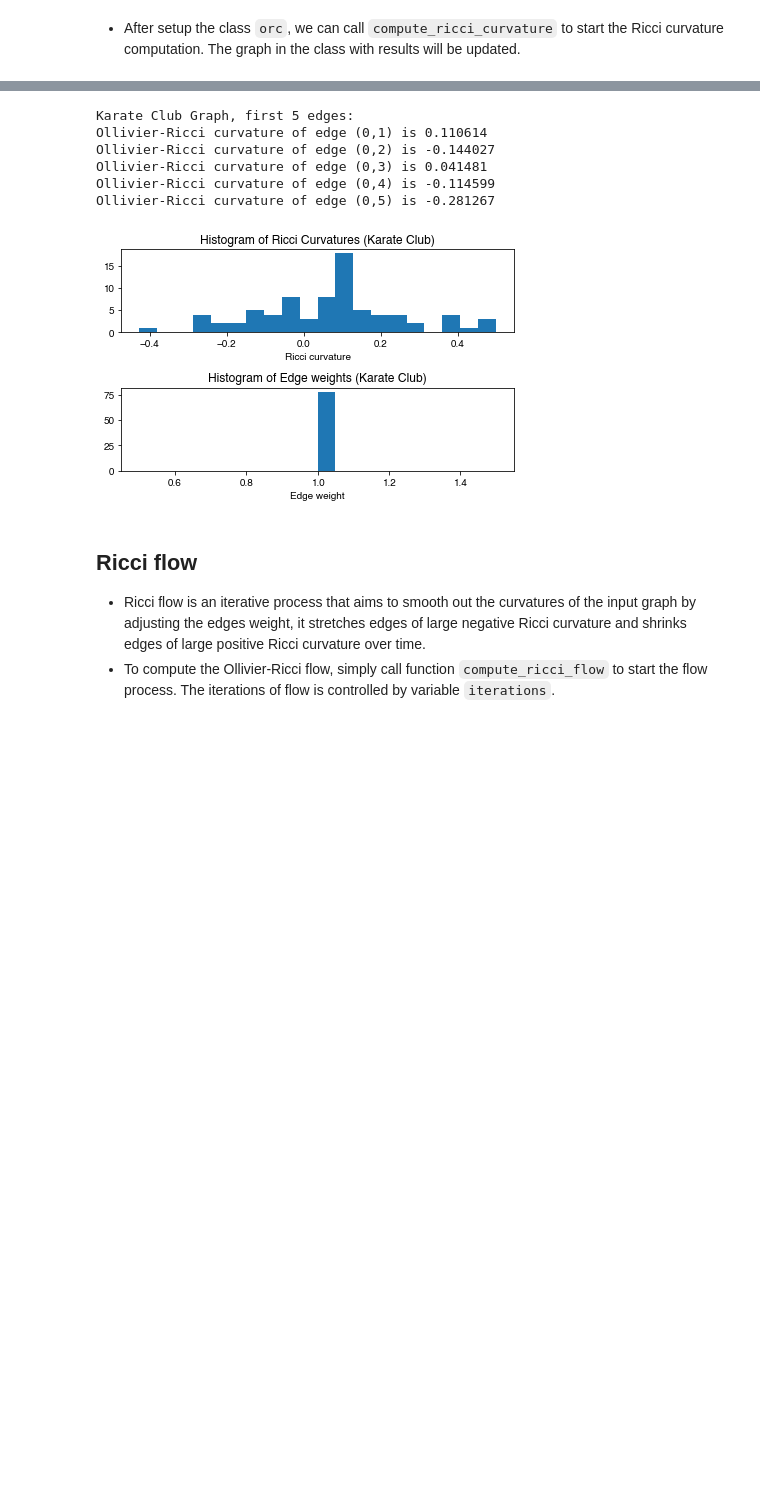
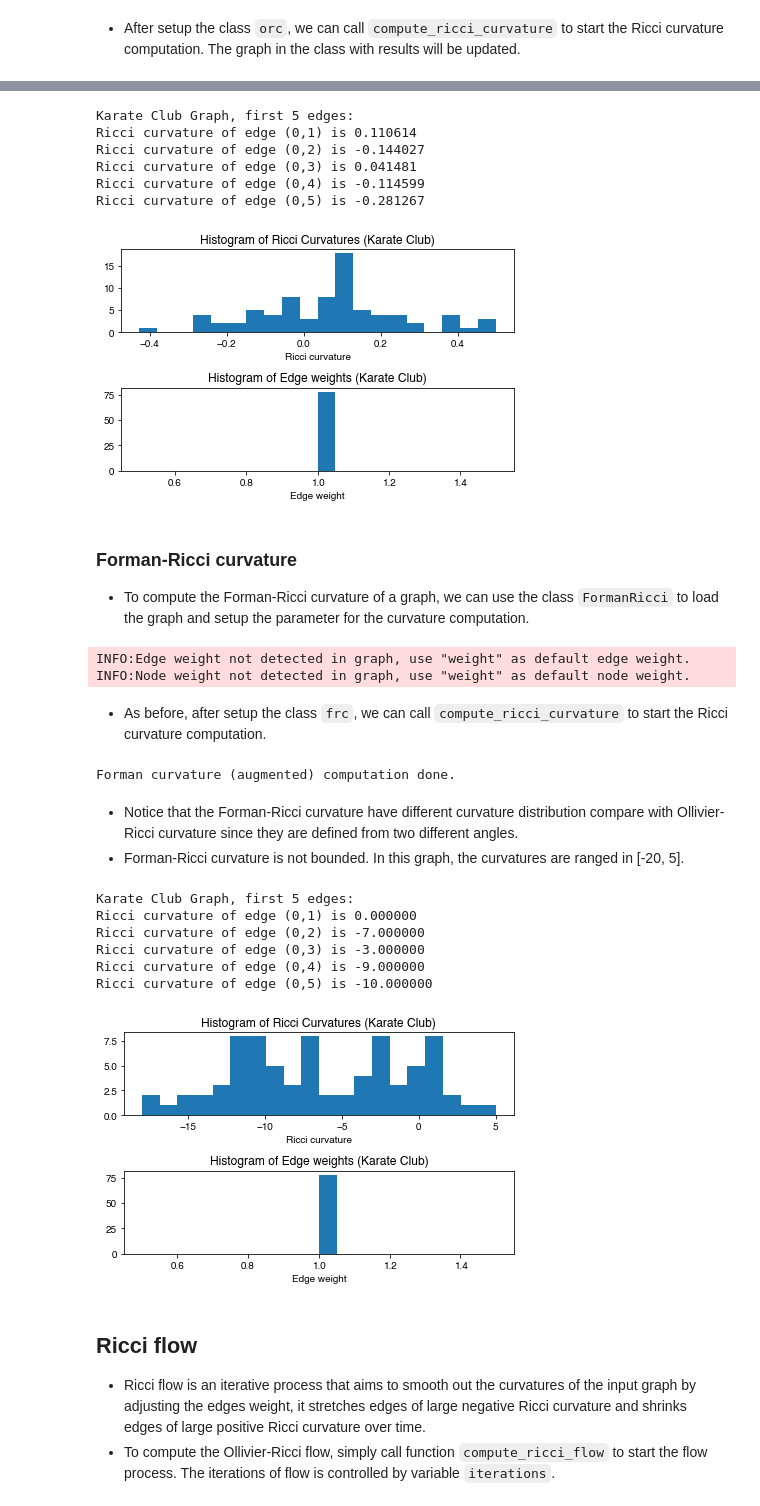
Before and after one commit to saibalmars/GraphRicciCurvature, a Jupyter notebook: notebooks/tutorial.ipynb, the cells around one changed output, grey strips where cells are left out. Cells and saved outputs as stored; diff of their text form; code cells hidden in the pictures; blank space fills up the shorter version.

Commit message:
Add forman in tutorial

```diff
--- a/notebooks/tutorial.ipynb
+++ b/notebooks/tutorial.ipynb
@@ -93,14 +96,15 @@ INFO:0.231934 secs for Ricci curvature computation.
 - The Ricci curvature distributions is shown to be different from graph to graph, and can be act as a graph fingerprint or graph kernel.
 # %%
-def show_results(G):
+def show_results(G, curvature="ricciCurvature"):
+
     # Print the first five results
     print("Karate Club Graph, first 5 edges: ")
     for n1,n2 in list(G.edges())[:5]:
-        print("Ollivier-Ricci curvature of edge (%s,%s) is %f" % (n1 ,n2, G[n1][n2]["ricciCurvature"]))
+        print("Ricci curvature of edge (%s,%s) is %f" % (n1 ,n2, G[n1][n2][curvature]))
 
     # Plot the histogram of Ricci curvatures
     plt.subplot(2, 1, 1)
-    ricci_curvtures = nx.get_edge_attributes(G, "ricciCurvature").values()
+    ricci_curvtures = nx.get_edge_attributes(G, curvature).values()
     plt.hist(ricci_curvtures,bins=20)
     plt.xlabel('Ricci curvature')
     plt.title("Histogram of Ricci Curvatures (Karate Club)")
@@ -117,12 +121,40 @@ def show_results(G):
 show_results(G_orc)
 # %% [output]
 Karate Club Graph, first 5 edges:
-Ollivier-Ricci curvature of edge (0,1) is 0.110614
-Ollivier-Ricci curvature of edge (0,2) is -0.144027
-Ollivier-Ricci curvature of edge (0,3) is 0.041481
-Ollivier-Ricci curvature of edge (0,4) is -0.114599
-Ollivier-Ricci curvature of edge (0,5) is -0.281267
+Ricci curvature of edge (0,1) is 0.110614
+Ricci curvature of edge (0,2) is -0.144027
+Ricci curvature of edge (0,3) is 0.041481
+Ricci curvature of edge (0,4) is -0.114599
+Ricci curvature of edge (0,5) is -0.281267
 [figure]
+# %% [markdown]
+### Forman-Ricci curvature
+- To compute the Forman-Ricci curvature of a graph, we can use the class `FormanRicci` to load the graph and setup the parameter for the curvature computation.
+# %%
+frc = FormanRicci(G, verbose="TRACE")
+# %% [output]
+INFO:Edge weight not detected in graph, use "weight" as default edge weight.
+INFO:Node weight not detected in graph, use "weight" as default node weight.
+# %% [markdown]
+- As before, after setup the class `frc`, we can call `compute_ricci_curvature` to start the Ricci curvature computation.
+# %%
+frc.compute_ricci_curvature()
+G_frc = frc.G.copy()  # save an intermediate result
+# %% [output]
+Forman curvature (augmented) computation done.
+# %% [markdown]
+- Notice that the Forman-Ricci curvature have different curvature distribution compare with Ollivier-Ricci curvature since they are defined from two different angles.
+- Forman-Ricci curvature is not bounded. In this graph, the curvatures are ranged in [-20, 5].
+# %%
+show_results(G_frc,curvature="formanCurvature")
+# %% [output]
+Karate Club Graph, first 5 edges:
+Ricci curvature of edge (0,1) is 0.000000
+Ricci curvature of edge (0,2) is -7.000000
+Ricci curvature of edge (0,3) is -3.000000
+Ricci curvature of edge (0,4) is -9.000000
+Ricci curvature of edge (0,5) is -10.000000
+[figure, added]
 # %% [markdown]
 ## Ricci flow
 - Ricci flow is an iterative process that aims to smooth out the curvatures of the input graph by adjusting the edges weight, it stretches edges of large negative Ricci curvature and shrinks edges of large positive Ricci curvature over time.
```
Also changed, not shown: parts of 19 cells of this notebook.
